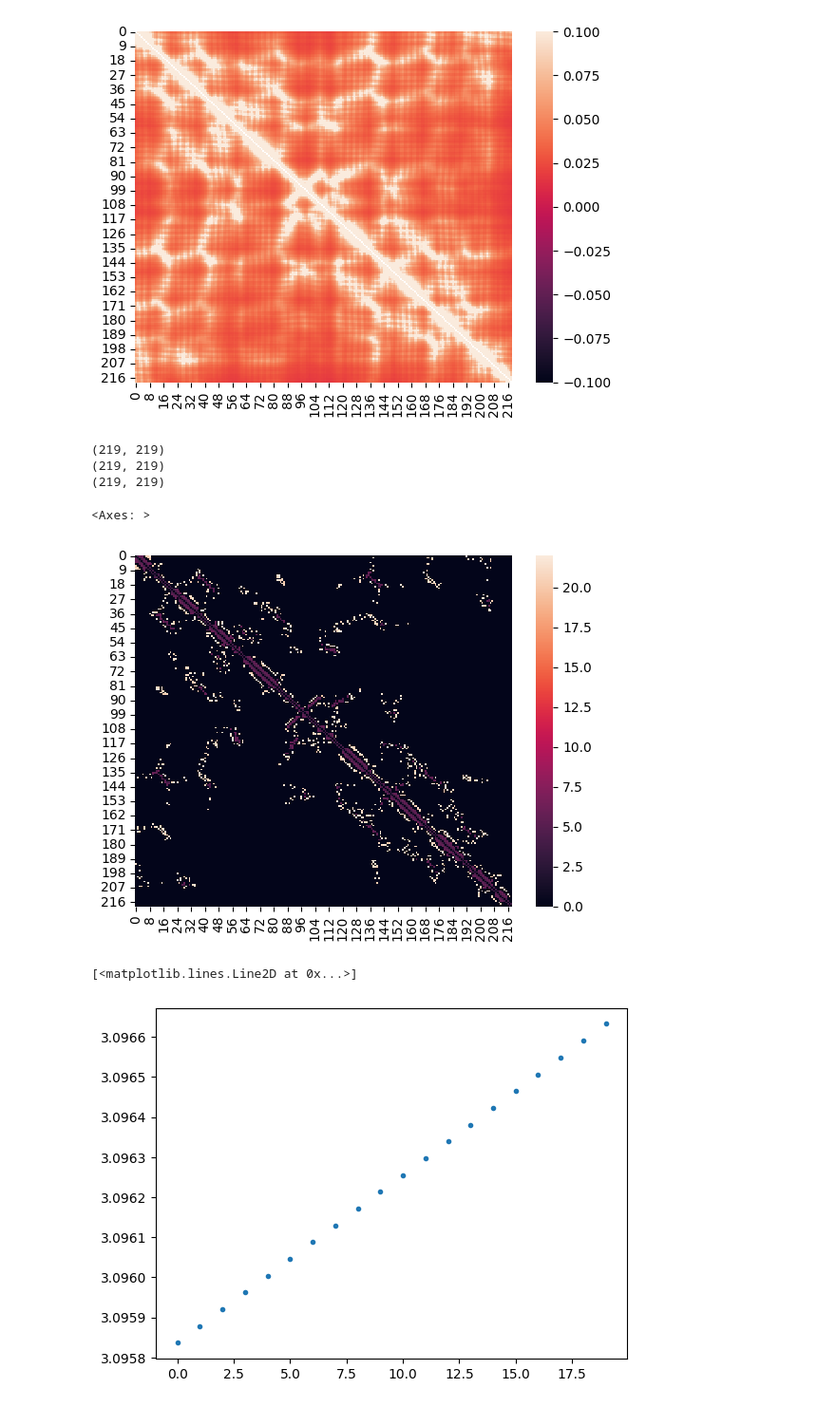
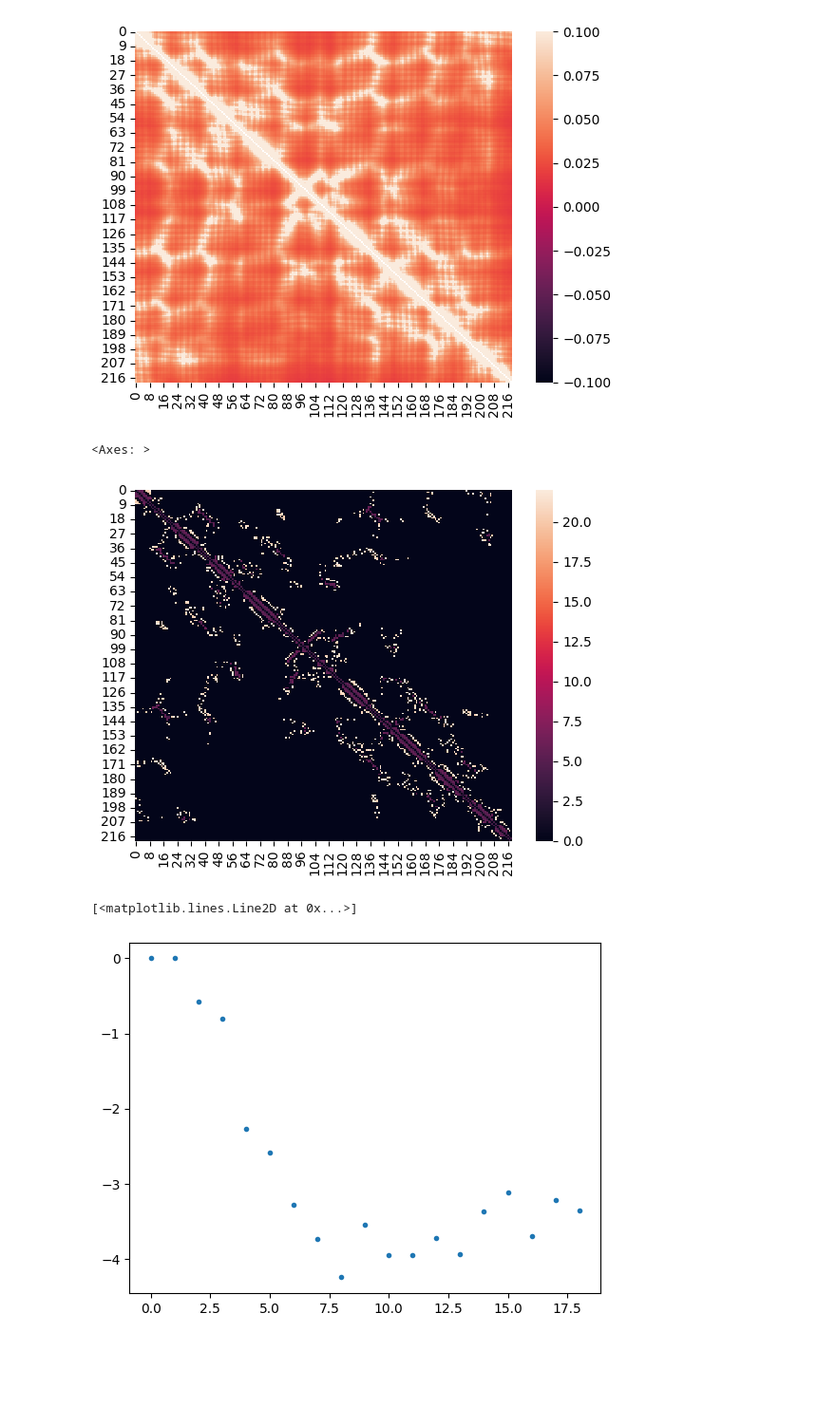
Before and after one commit to ludovicaisa/Physics_Unibo, a Jupyter notebook: src/Complex_Networks/leggi_pdb.ipynb, the cells around one changed output. Shown at 95% size. Cells and saved outputs as stored; diff of their text form; code cells hidden in the pictures; blank space fills up the shorter version.

```diff
--- a/src/Complex_Networks/leggi_pdb.ipynb
+++ b/src/Complex_Networks/leggi_pdb.ipynb
@@ -4,11 +4,12 @@ import numpy as np
 import seaborn as sns
 import matplotlib.pyplot as plt
 # %%
-A = sp.io.loadmat('coord1PHP.mat')
-A = A['protdist'][:,0]
-Nnode = len(A)
+data = sp.io.loadmat('coord1PHP.mat')
+protdist = data['protdist'][:,0]
+A = data['A']
+Nnode = A.shape[0]
 
-sns.histplot(A, kde=True, bins=50)
+sns.histplot(protdist, kde=True, bins=50)
 # %% [output]
 <Axes: ylabel='Count'>
 [figure]
@@ -19,26 +20,20 @@ sns.heatmap(1./D)
 <Axes: >
 [figure]
 # %%
-print(D.shape)
 Net6 = (D < 6) * D
-print(Net6.shape)
 Net10 = (D > 10) * (D < 11) * D
-print(Net10.shape)
 N1 = (D < 11) * D
 sns.heatmap(Net6 + 2*Net10)
 # %% [output]
-(219, 219)
-(219, 219)
-(219, 219)
+<Axes: >
-<Axes: >
 [figure]
 # %%
 Kdiag = []
 
-for index in range(20):
+for index in range(Nnode):
     Kdiag.append(np.sum(np.diag(A, index))/(Nnode - index))
 
-plt.plot(np.log(Kdiag), '.')
+plt.plot(np.log(Kdiag[1:20]), '.')
 # %% [output]
 [<matplotlib.lines.Line2D at 0x...>]
-[figure, old version]
+[figure, new version]
```
Also changed, not shown: parts of 5 cells of this notebook.
